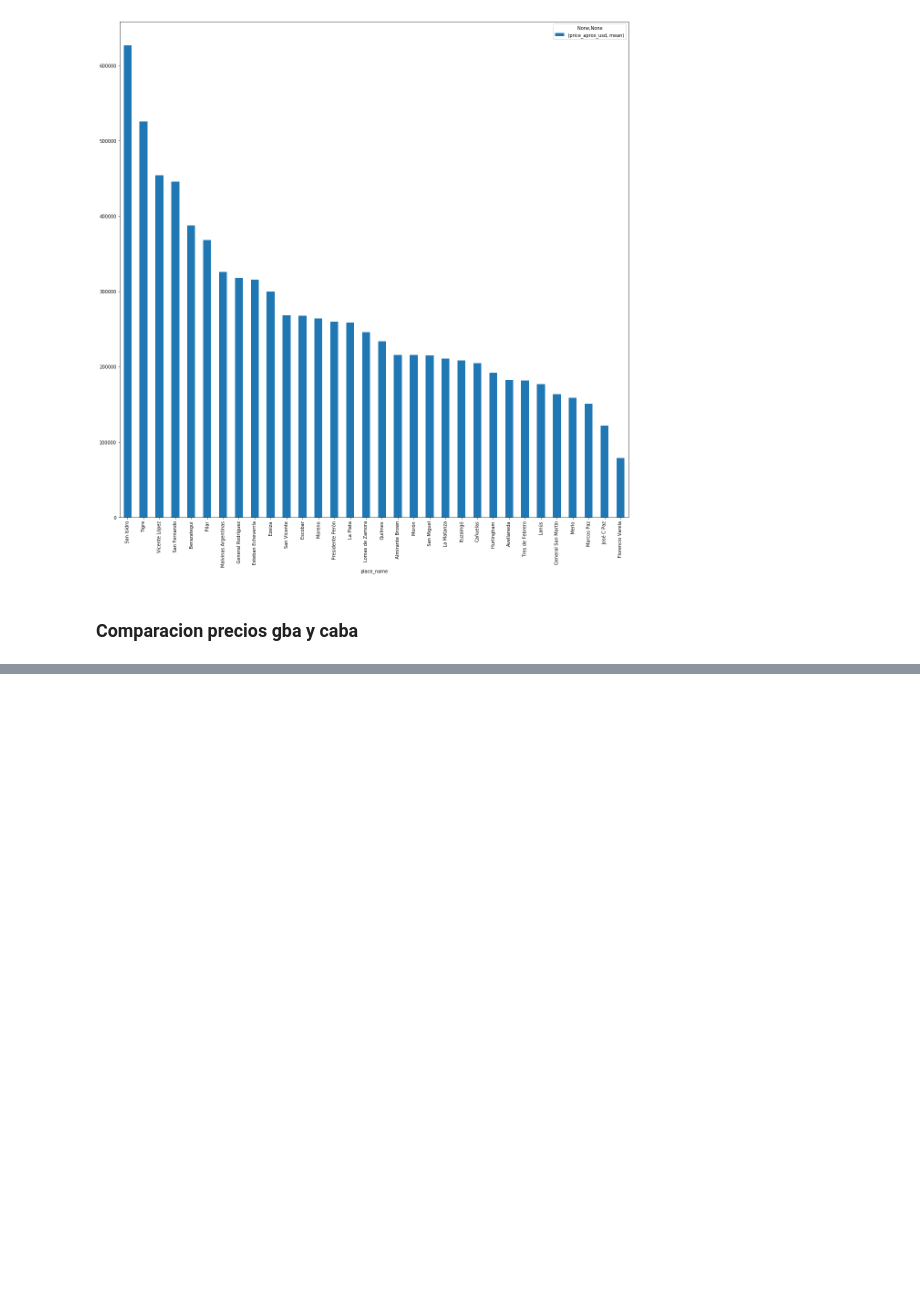
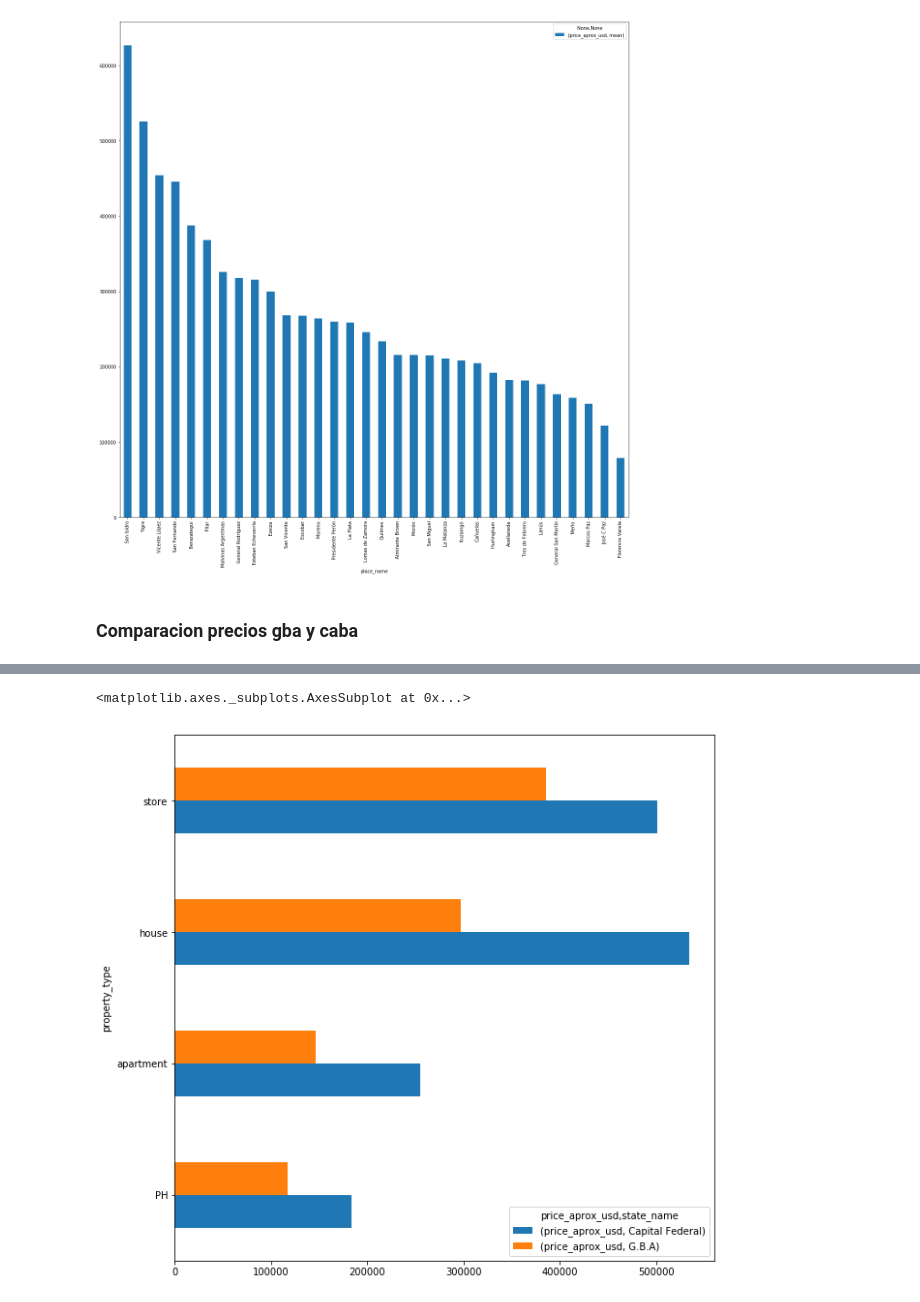
Before and after one commit to LucianoGiannotti/ProperatiDatosTP, a Jupyter notebook: Depuracion de datos.ipynb, the cells around one changed output, grey strips where cells are left out. Saved outputs shown, nothing was run; the diff lists cells and outputs as text; code cells hidden in the pictures; blank space fills up the shorter version.

```diff
--- a/Depuracion de datos.ipynb
+++ b/Depuracion de datos.ipynb
@@ -678,0 +683,4 @@ grouped.sort_values(by=('price_aprox_usd'), ascending=False).plot(kind='bar') ##
+# %%
+grouped[('price_aprox_usd', 'G.B.A')] = (grouped[('price_aprox_usd', 'G.B.A. Zona Norte')] + grouped[('price_aprox_usd', 'G.B.A. Zona Sur')] + grouped[('price_aprox_usd', 'G.B.A. Zona Oeste')]) / 3
+# %%
+grouped.drop([('price_aprox_usd', 'G.B.A. Zona Norte'), ('price_aprox_usd', 'G.B.A. Zona Sur'), ('price_aprox_usd', 'G.B.A. Zona Oeste')], axis=1, inplace=True)
@@ -678,0 +697,5 @@ grouped.sort_values(by=('price_aprox_usd'), ascending=False).plot(kind='bar') ##
+# %%
+grouped.plot(kind='barh', figsize=(10,10))
+# %% [output]
+<matplotlib.axes._subplots.AxesSubplot at 0x...>
+[figure, added]
```
Also changed, not shown: parts of 5 cells of this notebook.
